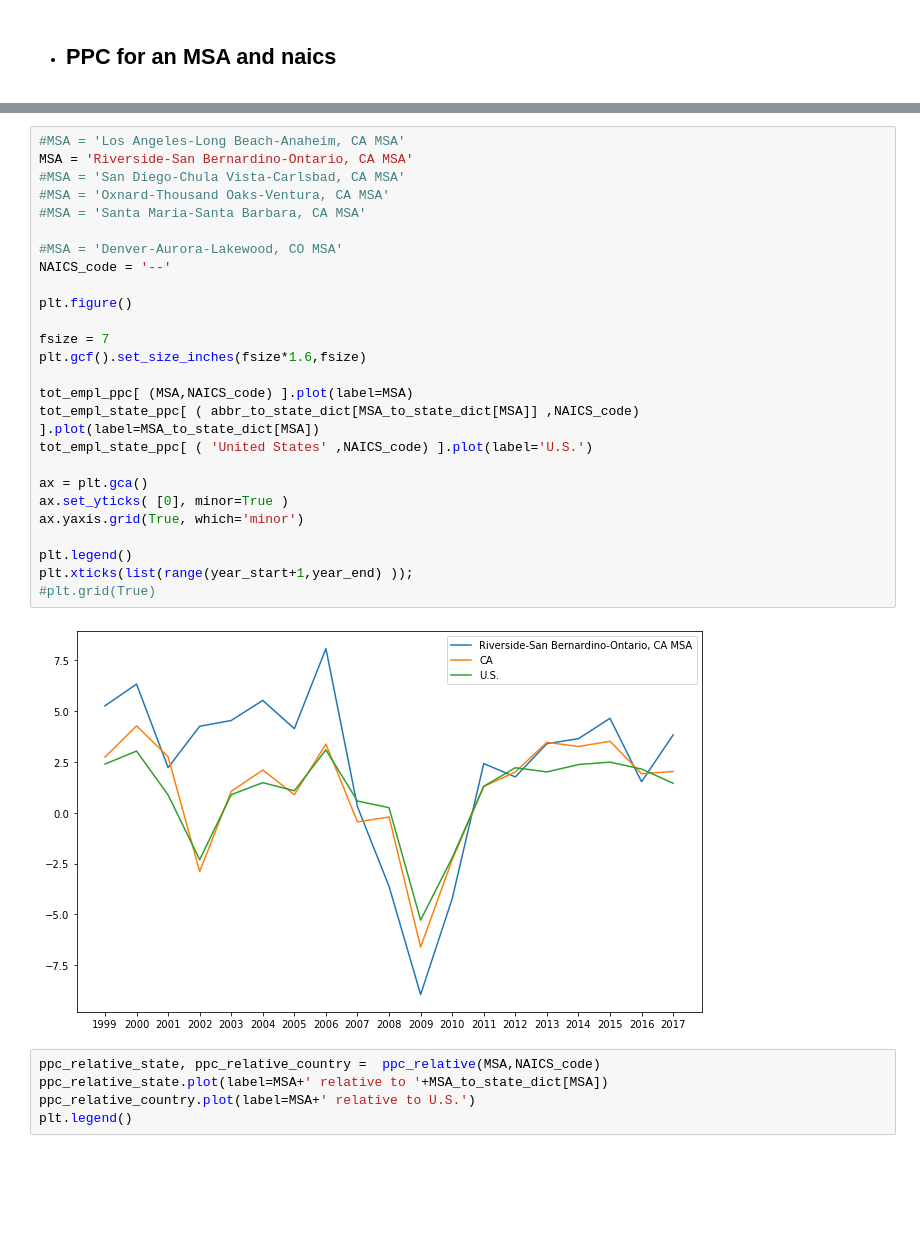
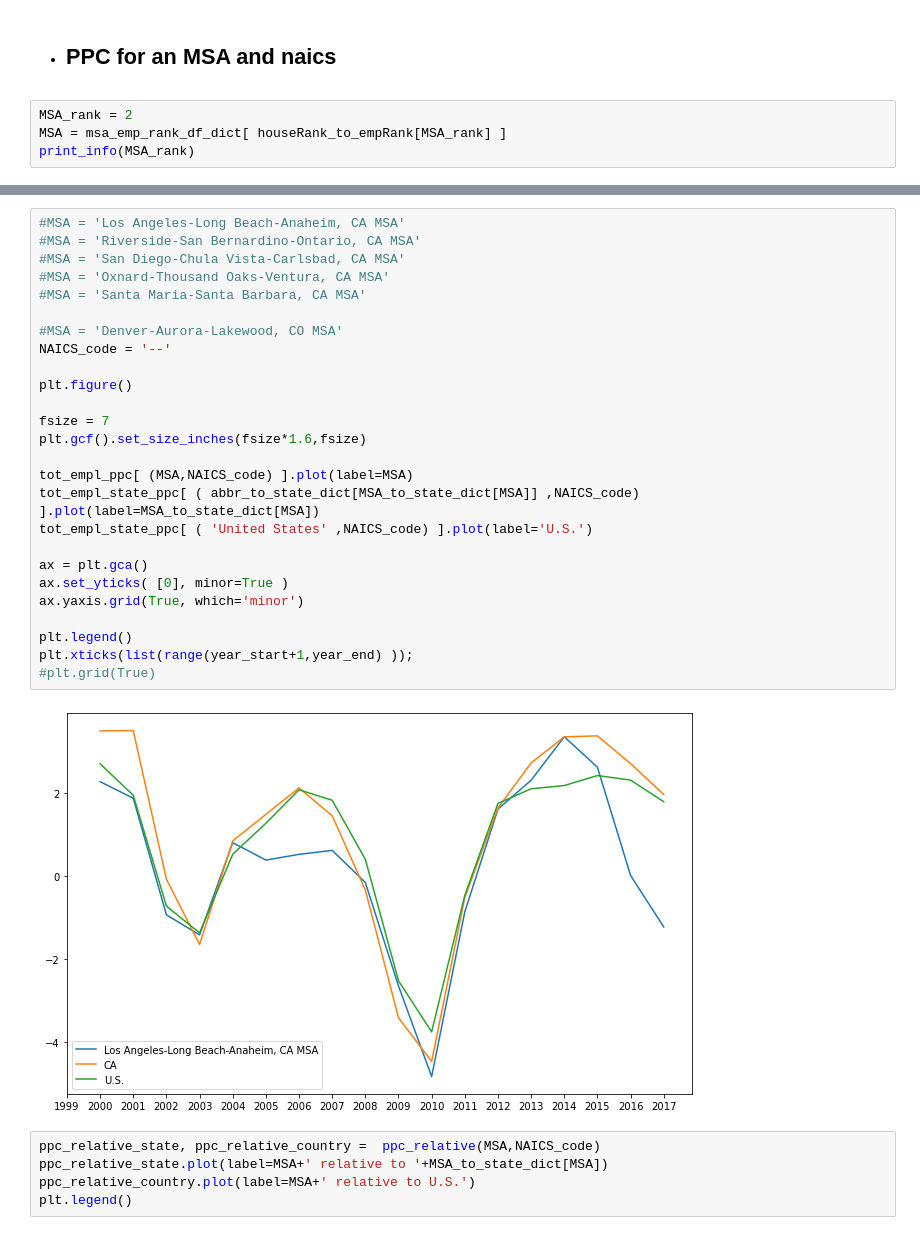
Before and after one commit to hamed-a/DI-project, a Jupyter notebook: process_susb_.ipynb, the cells around one changed output, grey strips where cells are left out. Cells and saved outputs as stored; diff of their text form; blank space fills up the shorter version.

```diff
--- a/process_susb_.ipynb
+++ b/process_susb_.ipynb
@@ -132,3 +132,7 @@ msa_emp_rank_df_dict = {i:msa_emp_rank_df['MSA'].iloc[i] for i in range(len(msa_
 # Plots
 # %% [markdown]
 - ## PPC for an MSA and naics
+# %%
+MSA_rank = 2
+MSA = msa_emp_rank_df_dict[ houseRank_to_empRank[MSA_rank] ]
+print_info(MSA_rank)
@@ -135,31 +157,31 @@ msa_emp_rank_df_dict = {i:msa_emp_rank_df['MSA'].iloc[i] for i in range(len(msa_
 # %%
 #MSA = 'Los Angeles-Long Beach-Anaheim, CA MSA'
-MSA = 'Riverside-San Bernardino-Ontario, CA MSA'
+#MSA = 'Riverside-San Bernardino-Ontario, CA MSA'
 #MSA = 'San Diego-Chula Vista-Carlsbad, CA MSA'
 #MSA = 'Oxnard-Thousand Oaks-Ventura, CA MSA'
 #MSA = 'Santa Maria-Santa Barbara, CA MSA'
 
 #MSA = 'Denver-Aurora-Lakewood, CO MSA'
 NAICS_code = '--'
 
 plt.figure()
 
 fsize = 7
 plt.gcf().set_size_inches(fsize*1.6,fsize)
 
 tot_empl_ppc[ (MSA,NAICS_code) ].plot(label=MSA)
 tot_empl_state_ppc[ ( abbr_to_state_dict[MSA_to_state_dict[MSA]] ,NAICS_code) ].plot(label=MSA_to_state_dict[MSA])
 tot_empl_state_ppc[ ( 'United States' ,NAICS_code) ].plot(label='U.S.')
 
 ax = plt.gca()
 ax.set_yticks( [0], minor=True )
 ax.yaxis.grid(True, which='minor')
 
 plt.legend()
 plt.xticks(list(range(year_start+1,year_end) ));
 #plt.grid(True)
 # %% [output]
-[figure, old version]
+[figure, new version]
 # %%
 ppc_relative_state, ppc_relative_country =  ppc_relative(MSA,NAICS_code)
 ppc_relative_state.plot(label=MSA+' relative to '+MSA_to_state_dict[MSA])
```
Also changed, not shown: parts of 14 cells of this notebook, 11 other files.
